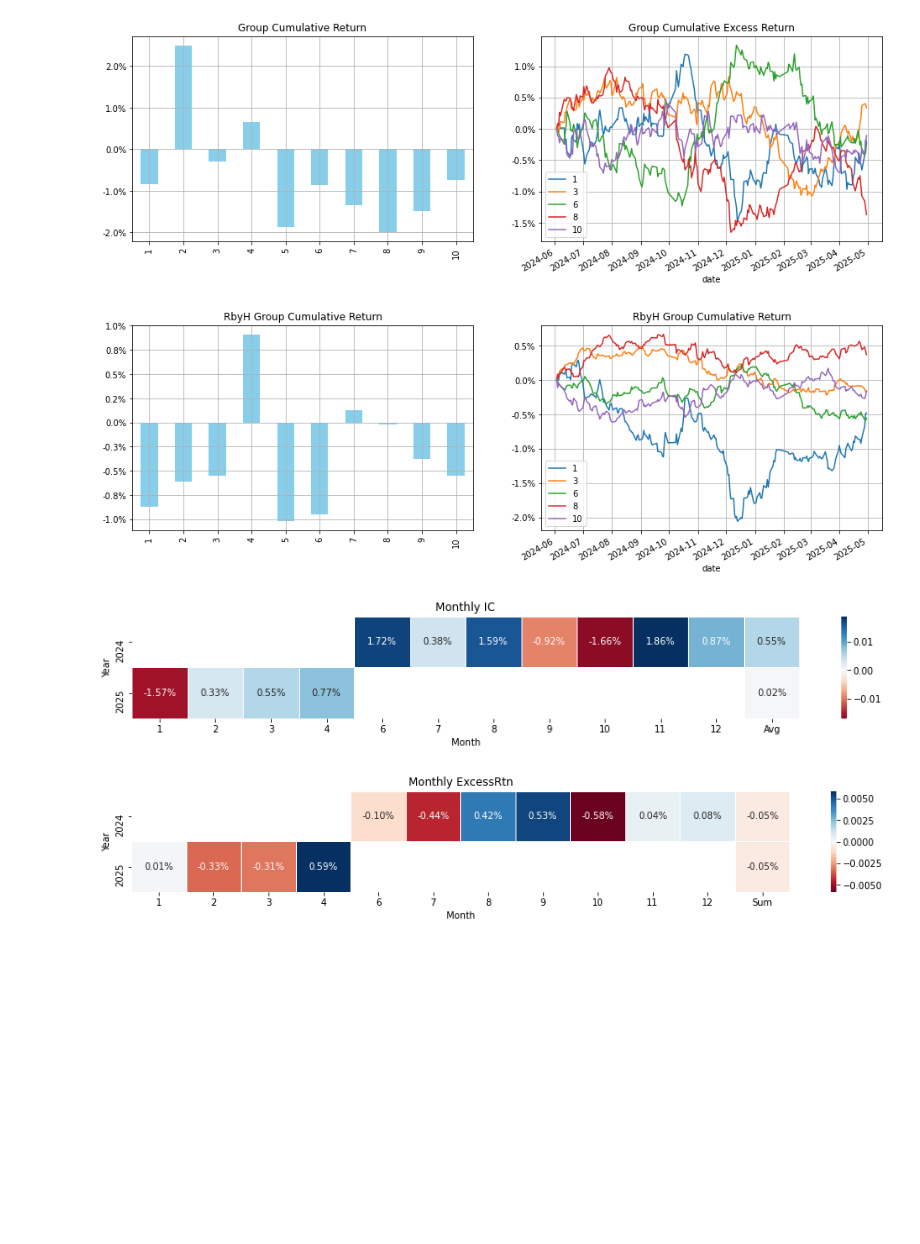
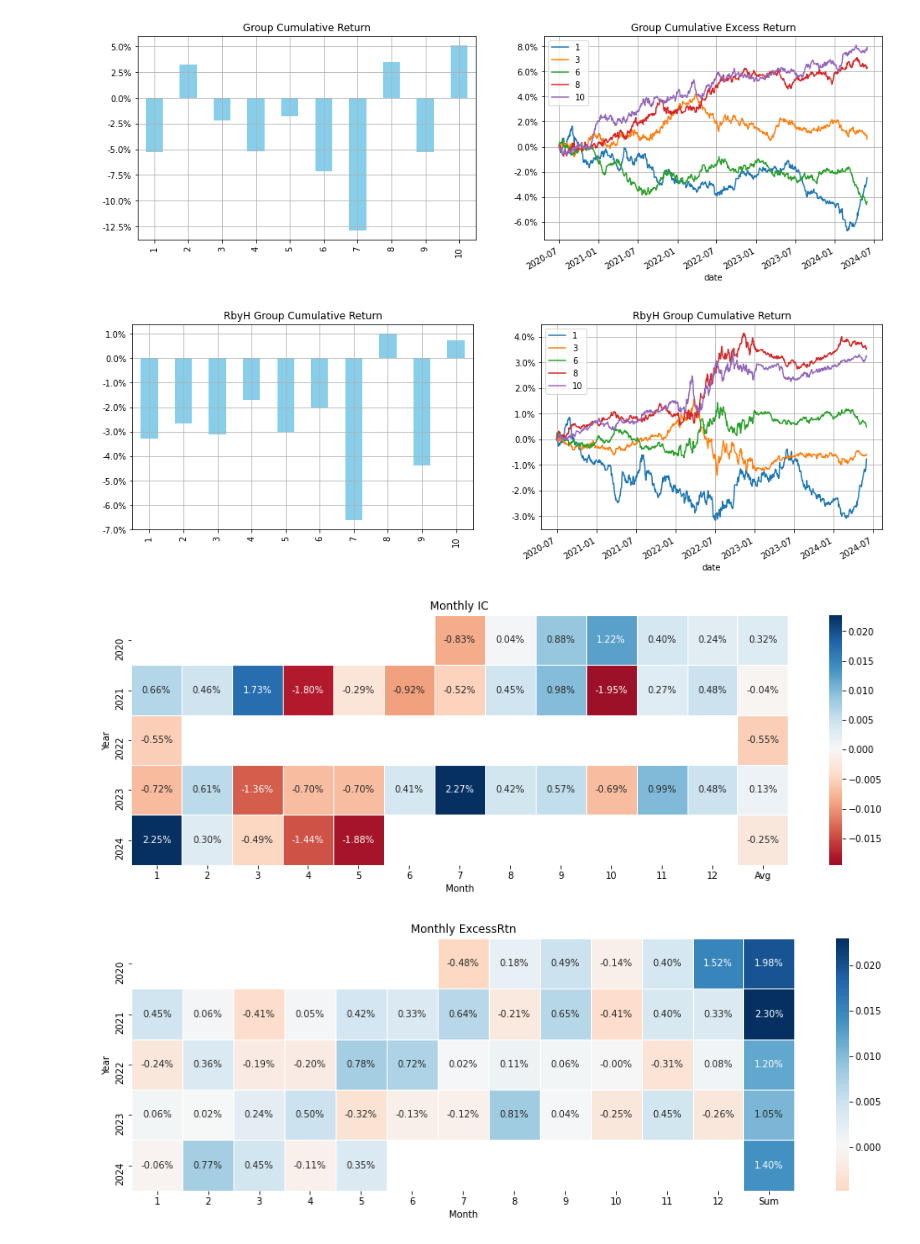
Before and after one commit to Russ4ever/chinese-wwm-roberta, a Jupyter notebook: notebooks/bt.ipynb, the cells around one changed output. Saved outputs shown, nothing was run; the diff lists cells and outputs as text; code cells hidden in the pictures; blank space fills up the shorter version.

```diff
--- a/notebooks/bt.ipynb
+++ b/notebooks/bt.ipynb
@@ -33,7 +33,7 @@ def test_factor(factor: pd.DataFrame,
 
     return F_res
 # %%
-df = pd.read_parquet("/home/intern_fjq_2026/Projects/chinese-wwm-roberta/artifacts/gubapost_cls/trained_subspace_heads/trained_fc_prob_L_oos.parquet")
+df = pd.read_parquet("/home/intern_fjq_2026/Projects/chinese-wwm-roberta/artifacts/gubapost_cls/trained_subspace_heads/trained_fc_prob_H_insample_folds.parquet")
 # result = df[
 #     (df["method"] == "decay_20d_hl10") &
 #     (df["layer"] == 11) &
@@ -125,8 +125,8 @@ print(f"列数：{len(df.columns)}")
 # %%
 res = test_factor(
             df.dropna(how="all", axis=0),
-            start_dt='2024-06-03',
-            end_dt='2025.05.01',
+            start_dt='2020-07-01',
+            end_dt='2024.05.31',
             if_trade_tmr=True,
             specific_return=True,
             return_type="Vwap",
@@ -138,4 +138,4 @@ res
-[figure, old version]
+[figure, new version]
-[figure, old version]
+[figure, new version]
-[figure, old version]
+[figure, new version]
-[figure, old version]
+[figure, new version]
```
Also changed, not shown: parts of 4 cells of this notebook, 1 other file.
